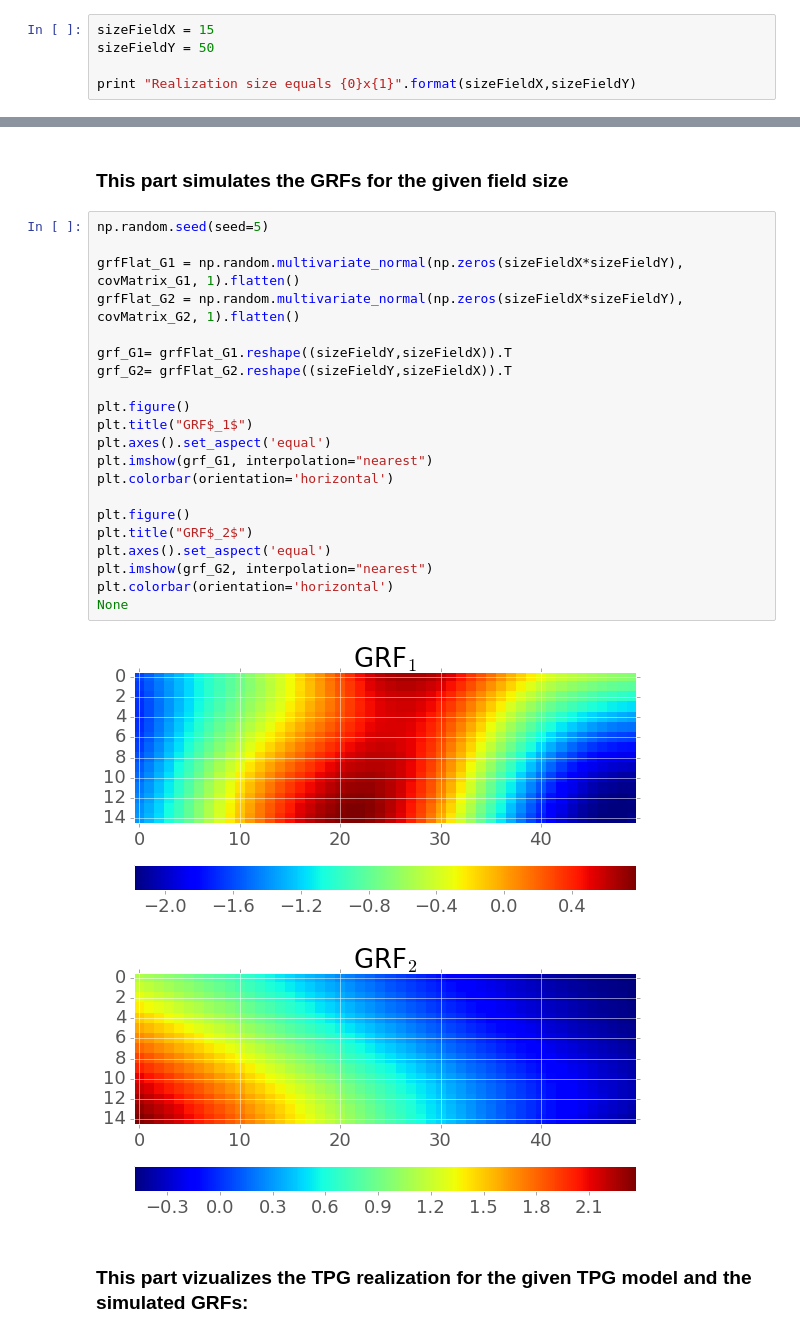
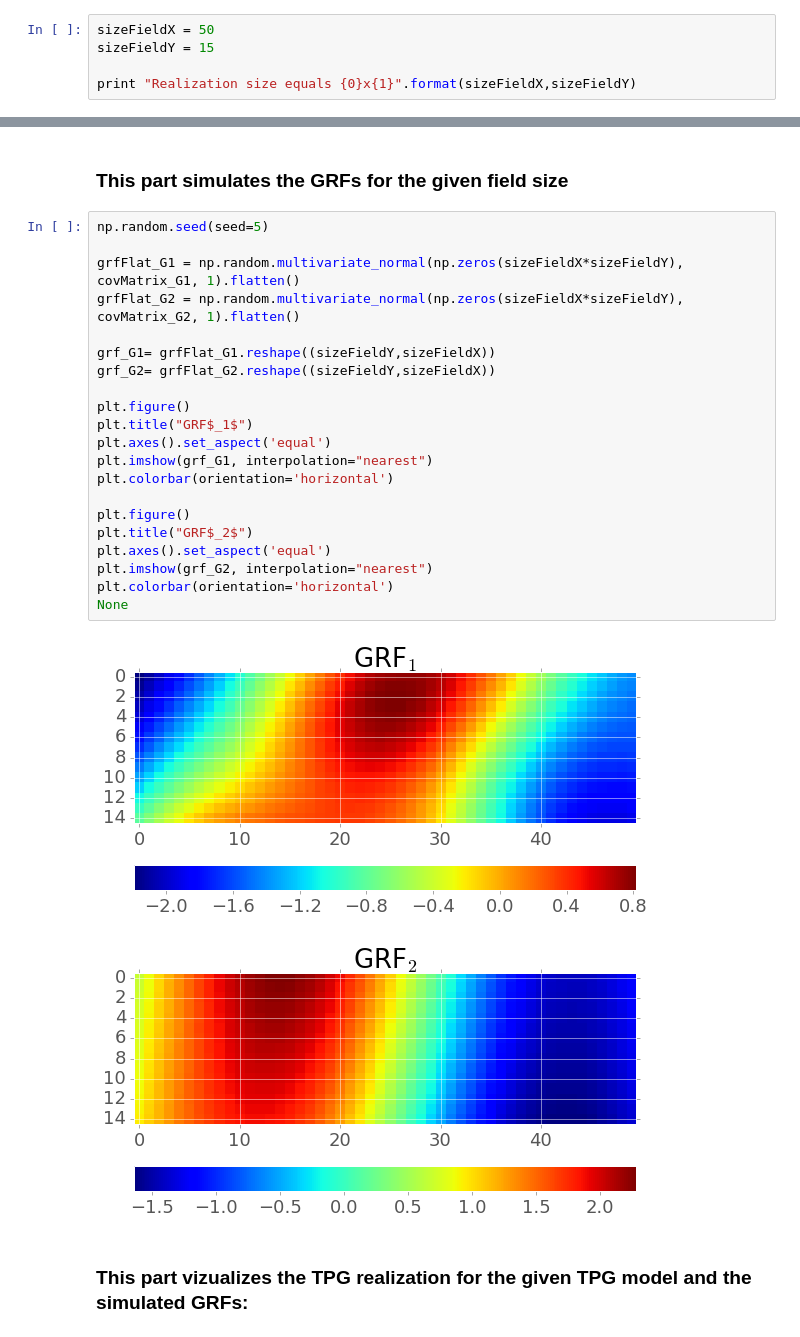
Before and after one commit to lynochka/TPG, a Jupyter notebook: simpleExampleTPG.ipynb, the cells around one changed output, grey strips where cells are left out. Drawn from its saved outputs; the diff is of its cells as text.

```diff
--- a/simpleExampleTPG.ipynb
+++ b/simpleExampleTPG.ipynb
@@ -119,8 +119,8 @@ None
 # %% [markdown]
 ### Define size of  the TPG simulation field
 # %%
-sizeFieldX = 15
-sizeFieldY = 50
+sizeFieldX = 50
+sizeFieldY = 15
 
 print "Realization size equals {0}x{1}".format(sizeFieldX,sizeFieldY)
 # %% [output]
@@ -160,27 +160,27 @@ for cell1, cell2 in zip( i1.flatten(),i2.flatten()):
 # %%
 np.random.seed(seed=5)
 
 grfFlat_G1 = np.random.multivariate_normal(np.zeros(sizeFieldX*sizeFieldY), covMatrix_G1, 1).flatten()
 grfFlat_G2 = np.random.multivariate_normal(np.zeros(sizeFieldX*sizeFieldY), covMatrix_G2, 1).flatten()
 
-grf_G1= grfFlat_G1.reshape((sizeFieldY,sizeFieldX)).T
-grf_G2= grfFlat_G2.reshape((sizeFieldY,sizeFieldX)).T
+grf_G1= grfFlat_G1.reshape((sizeFieldY,sizeFieldX))
+grf_G2= grfFlat_G2.reshape((sizeFieldY,sizeFieldX))
 
 plt.figure()
 plt.title("GRF$_1$")
 plt.axes().set_aspect('equal')
 plt.imshow(grf_G1, interpolation="nearest")
 plt.colorbar(orientation='horizontal')
 
 plt.figure()
 plt.title("GRF$_2$")
 plt.axes().set_aspect('equal')
 plt.imshow(grf_G2, interpolation="nearest")
 plt.colorbar(orientation='horizontal')
 None
 # %% [output]
-[figure, old version]
+[figure, new version]
-[figure, old version]
+[figure, new version]
 # %% [markdown]
 ### This part vizualizes the TPG realization for the given TPG model and the simulated GRFs:
 # %%
```
Also changed, not shown: parts of 3 cells of this notebook.
